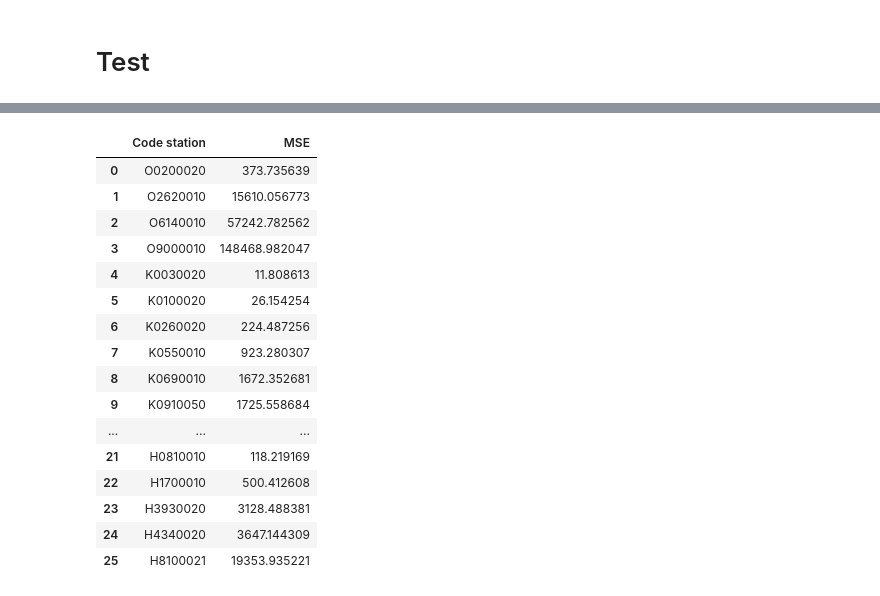
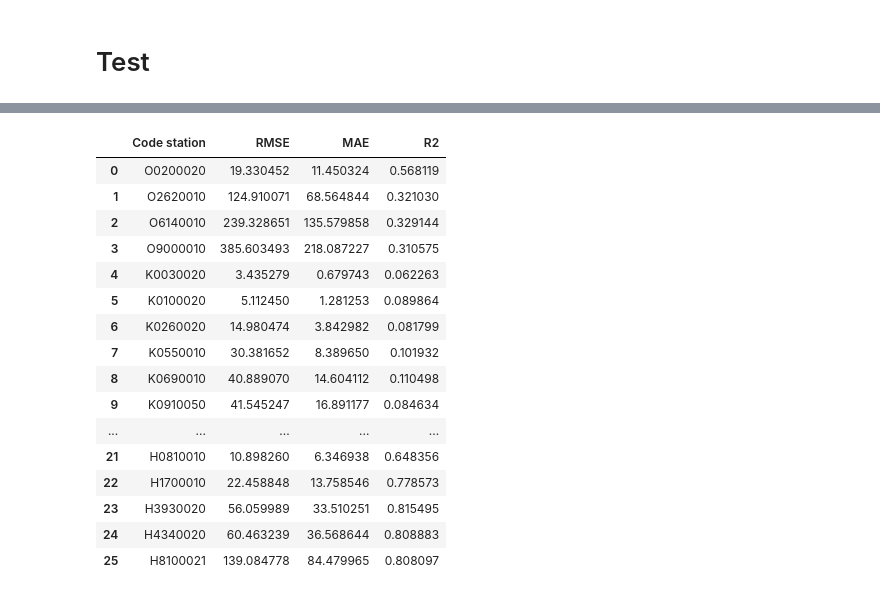
Before and after one commit to JlnZhou/ProjectML, a Jupyter notebook: Regression_GAM_Gamma.ipynb, the cells around one changed output, grey strips where cells are left out. Saved outputs shown, nothing was run; the diff lists cells and outputs as text; code cells hidden in the pictures.

```diff
--- a/Regression_GAM_Gamma.ipynb
+++ b/Regression_GAM_Gamma.ipynb
@@ -167,6 +167,13 @@ plt.show()
 n_knots = 10
 # %%
 liste_dates = mesures_test_Y["Date"]
-spline_fit = fct_Modele_SplineGamma_fit(mesures_test_X, liste_stations, n_knots)
-predictions_test_Y = fct_Modele_SplineGamma_predict(spline_fit, liste_dates, liste_stations)
-test_scores = fct_scores_mse(mesures_test_Y, predictions_test_Y, liste_stations)
+spline_fit = fct_Regression_SplineGamma_fit(mesures_test_X, liste_stations, n_knots)
+predictions_test_Y = fct_Regression_SplineGamma_predict(spline_fit, liste_dates, liste_stations)
+
+n_stations = len(liste_stations)
+fig, axs = plt.subplots(n_stations, 1, figsize = (15,30), sharex=True)
+for i in range(n_stations):
+    code = liste_stations[i]
+    axs[i].plot(mesures_test_Y[code], label = "True")
+    axs[i].plot(predictions_test_Y[code], label = "Predictions")
+    axs[i].legend()
@@ -173,23 +182,29 @@ test_scores = fct_scores_mse(mesures_test_Y, predictions_test_Y, liste_stations)
 # %%
-test_scores.to_csv("../Data/Spline/Test_scores.csv",
-                   index = False)
+scores_rmse = fct_RMSE(mesures_test_Y, predictions_test_Y, liste_stations)
+scores_mae = fct_MAE(mesures_test_Y, predictions_test_Y, liste_stations)
+scores_r2 = fct_R2(mesures_test_Y, predictions_test_Y, liste_stations)
+
+test_scores = pd.DataFrame({"Code station": liste_stations,
+                            "RMSE": scores_rmse["RMSE"],
+                            "MAE": scores_mae["MAE"],
+                            "R2": scores_r2["R2"]})
 test_scores
 # %% [output]
-|  | Code station | MSE |
-| 0 | O0200020 | 373.735639 |
-| 1 | O2620010 | 15610.056773 |
-| 2 | O6140010 | 57242.782562 |
-| 3 | O9000010 | 148468.982047 |
-| 4 | K0030020 | 11.808613 |
-| 5 | K0100020 | 26.154254 |
-| 6 | K0260020 | 224.487256 |
-| 7 | K0550010 | 923.280307 |
-| 8 | K0690010 | 1672.352681 |
-| 9 | K0910050 | 1725.558684 |
-| ... | ... | ... |
-| 21 | H0810010 | 118.219169 |
-| 22 | H1700010 | 500.412608 |
-| 23 | H3930020 | 3128.488381 |
-| 24 | H4340020 | 3647.144309 |
-| 25 | H8100021 | 19353.935221 |
+|  | Code station | RMSE | MAE | R2 |
+| 0 | O0200020 | 19.330452 | 11.450324 | 0.568119 |
+| 1 | O2620010 | 124.910071 | 68.564844 | 0.321030 |
+| 2 | O6140010 | 239.328651 | 135.579858 | 0.329144 |
+| 3 | O9000010 | 385.603493 | 218.087227 | 0.310575 |
+| 4 | K0030020 | 3.435279 | 0.679743 | 0.062263 |
+| 5 | K0100020 | 5.112450 | 1.281253 | 0.089864 |
+| 6 | K0260020 | 14.980474 | 3.842982 | 0.081799 |
+| 7 | K0550010 | 30.381652 | 8.389650 | 0.101932 |
+| 8 | K0690010 | 40.889070 | 14.604112 | 0.110498 |
+| 9 | K0910050 | 41.545247 | 16.891177 | 0.084634 |
+| ... | ... | ... | ... | ... |
+| 21 | H0810010 | 10.898260 | 6.346938 | 0.648356 |
+| 22 | H1700010 | 22.458848 | 13.758546 | 0.778573 |
+| 23 | H3930020 | 56.059989 | 33.510251 | 0.815495 |
+| 24 | H4340020 | 60.463239 | 36.568644 | 0.808883 |
+| 25 | H8100021 | 139.084778 | 84.479965 | 0.808097 |
 # %%
```
Also changed, not shown: parts of 21 cells of this notebook, 1 other file.
